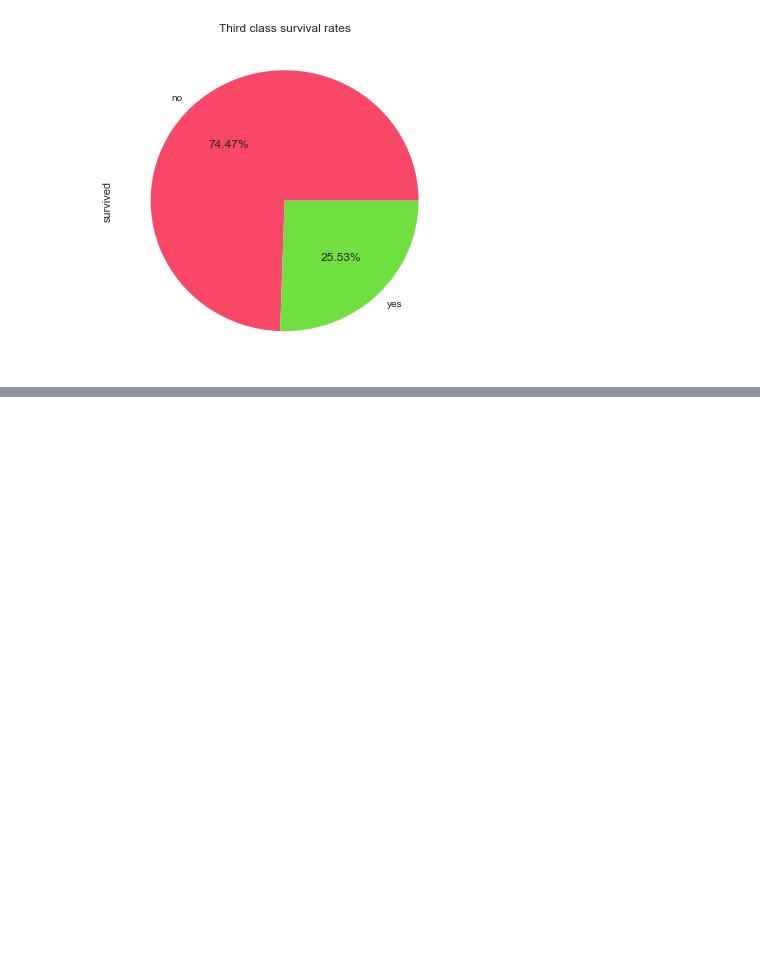
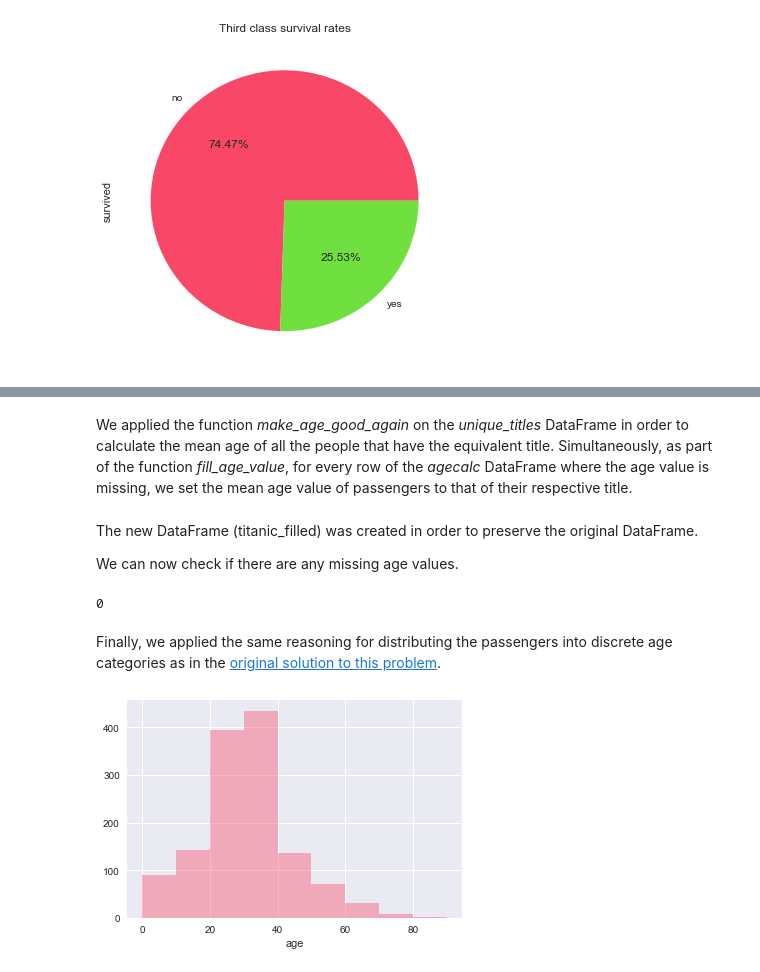
Before and after one commit to stojadin2701/ADA2017, a Jupyter notebook: Homework 1.ipynb, the cells around one changed output, grey strips where cells are left out. Cells and saved outputs as stored; diff of their text form; code cells hidden in the pictures; blank space fills up the shorter version.

Commit message:
Task 3 Part 2

```diff
--- a/Homework 1.ipynb
+++ b/Homework 1.ipynb
@@ -680,0 +774,10 @@ plot_survival_rates(3, 'Third')
+# %%
+#extract the titles from passengers' names
+titles = titanic.name.apply(lambda x: re.split('[,.]',x)[1].strip())
+
+#create a new DataFrame with the passenger's title and their corresponding age
+agecalc = pd.concat([titles, titanic.age], axis=1)
+agecalc.columns = ['title', 'age']
+
+#display the DataFrame; some of the later rows contain NaN values for age
+agecalc
@@ -680,0 +827,40 @@ plot_survival_rates(3, 'Third')
+# %% [markdown]
+We applied the function *make_age_good_again* on the *unique_titles* DataFrame in order to calculate the mean age of all the people that have the equivalent title. Simultaneously, as part of the function *fill_age_value*, for every row of the *agecalc* DataFrame where the age value is missing, we set the mean age value of passengers to that of their respective title.
+# %%
+#if age is NaN fill it with the mean age for that title
+def fill_age_value(row, title, avg):
+    if (pd.isnull(row.age) and row.title == title):
+        row.age=avg
+    return row.age
+
+#for a specific title find the mean age of passengers with that title
+#assign the calculated age to passengers with missing ages
+def make_age_good_again(row):
+    avg = agecalc[agecalc.title == row.title].mean()[0]
+    agecalc.age = agecalc.apply(fill_age_value, args = [row.title, avg], axis=1)
+
+unique_titles.apply(make_age_good_again, axis=1)
+
+#create a new DataFrame in order to preserve the original
+titanic_filled = titanic.copy()
+
+#assign the titanic age column with new values
+titanic_filled['age'] = agecalc['age']
+# %% [markdown]
+The new DataFrame (titanic_filled) was created in order to preserve the original DataFrame.
+
+We can now check if there are any missing age values.
+# %%
+titanic_filled['age'].isnull().sum()
+# %% [output]
+0
+# %% [markdown]
+Finally, we applied the same reasoning for distributing the passengers into discrete age categories as in the [original solution to this problem](#q2-3).
+# %%
+max_age = titanic_filled['age'].max()
+age_limit = max_age + (10 - max_age % 10) if max_age % 10 !=0 else (max_age + 20)
+age_range = np.arange(0, age_limit, 10, dtype = np.int64)
+cut, bins = pd.cut(titanic_filled.age, age_range, right=False, retbins = True)
+sns.distplot(titanic_filled.age.dropna(), kde=False, bins=bins, rug=False);
+# %% [output]
+[figure, added]
```
Also changed, not shown: parts of 17 cells of this notebook.
